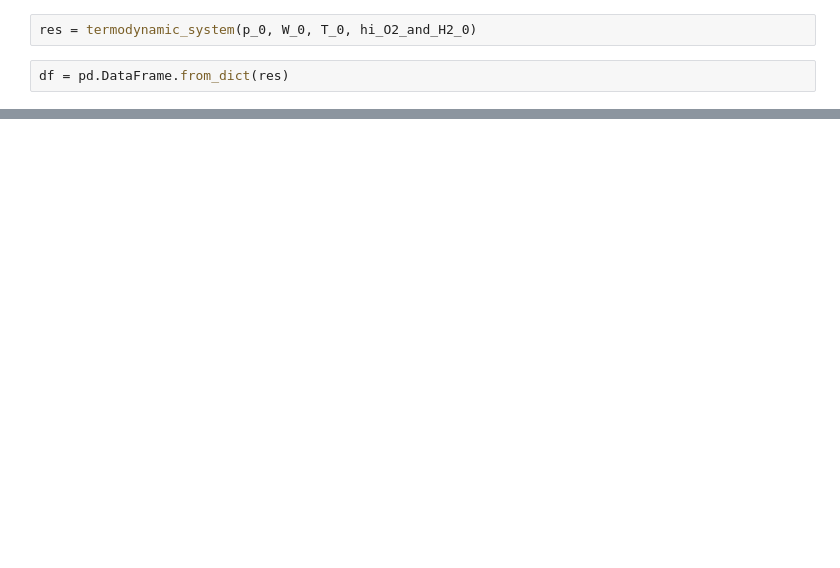
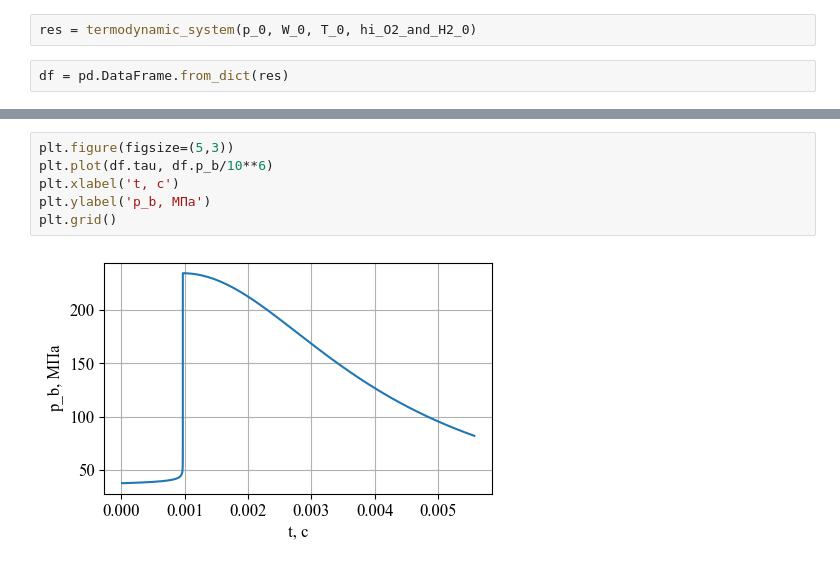
Before and after one commit to SamoilovSD/new_ballistic, a Jupyter notebook: new_ballistic_system.ipynb, the cells around one changed output, grey strips where cells are left out. Drawn from its saved outputs; the diff is of its cells as text; blank space fills up the shorter version.

```diff
--- a/new_ballistic_system.ipynb
+++ b/new_ballistic_system.ipynb
@@ -273,3 +241,11 @@ plt.grid()
+# %%
+plt.figure(figsize=(5,3))
+plt.plot(df.tau, df.p_b/10**6)
+plt.xlabel('t, с')
+plt.ylabel('p_b, МПа')
+plt.grid()
+# %% [output]
+[figure, added]
 # %%
 plt.figure(figsize=(5,3))
 plt.plot(df.tau, df.v_p)
```
Also changed, not shown: parts of 16 cells of this notebook.
